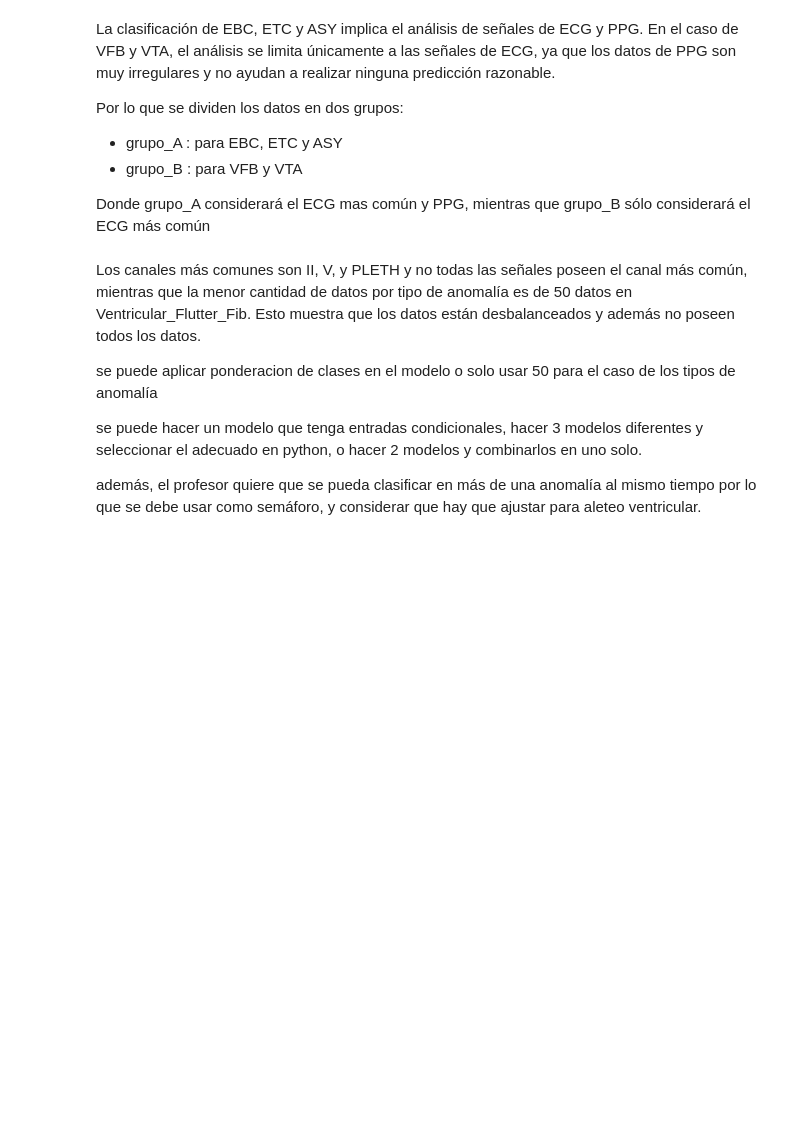
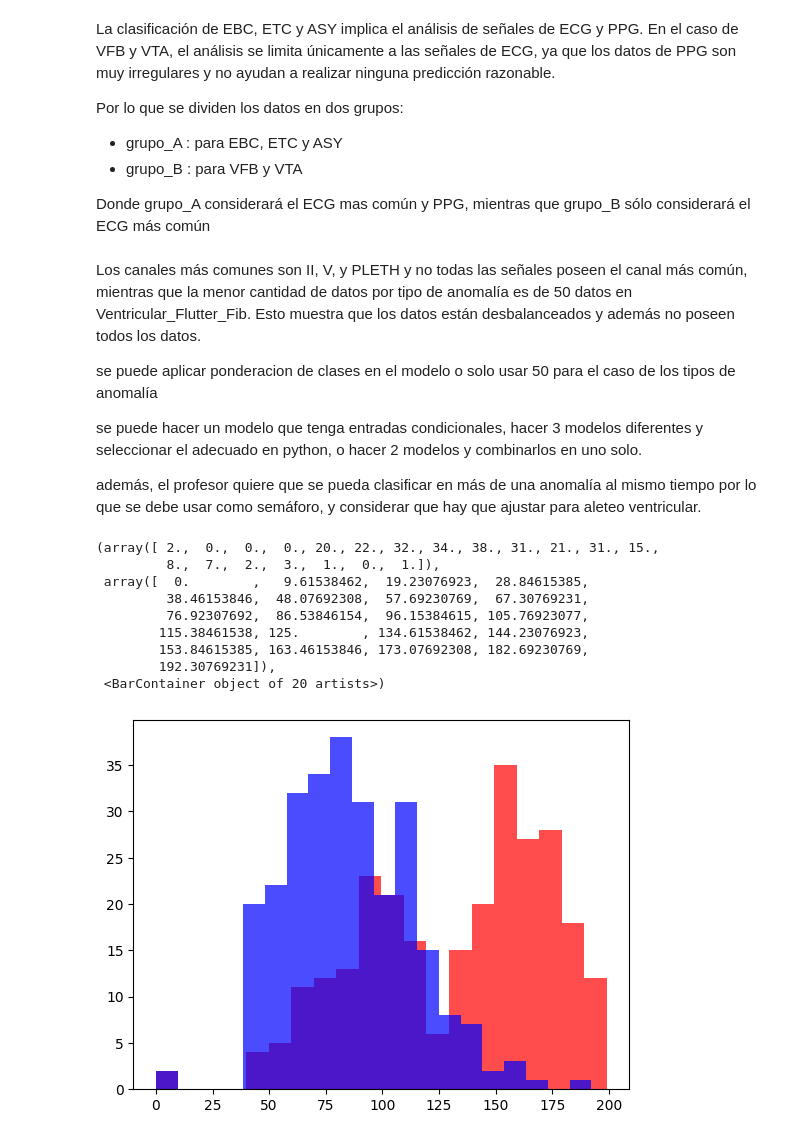
Before and after one commit to vynzk/UCIprojA-main, a Jupyter notebook: Informe_TCD4.ipynb, the cells around one changed output. Drawn from its saved outputs; the diff is of its cells as text; code cells hidden in the pictures; blank space fills up the shorter version.

```diff
--- a/Informe_TCD4.ipynb
+++ b/Informe_TCD4.ipynb
@@ -917,22 +908,33 @@ data_aux = data_cases[["max_heart_rate_ecg", "min_heart_rate_ecg","rmssd","anoma
 # %%
 # ===============================
 # 2. Exploración de datos
 # ===============================
 #pip install seaborn
 import seaborn as sns
 
 # histograma de latidos cardiacos máximos y minimos
-# plt.hist(data_aux["max_heart_rate_ecg"], bins=20, color='red', alpha=0.7)
-# plt.hist(data_aux["min_heart_rate_ecg"], bins=20, color='blue', alpha=0.7)
+plt.hist(data_aux["max_heart_rate_ecg"], bins=20, color='red', alpha=0.7)
+plt.hist(data_aux["min_heart_rate_ecg"], bins=20, color='blue', alpha=0.7)
 # plt.hist(data_aux["rmssd"], bins=20, color='green', alpha=0.7)
 
 #plt.hist(data_aux["prom_heart_rate_ecg"], bins=20, color='yellow', alpha=0.7) # z-score
 #plt.hist(data_aux["var_heart_rate_ecg"], bins=20, color='purple', alpha=0.7) #log
 #plt.hist(data_aux["rpeaks_time_mean"], bins=20, color='orange', alpha=0.7) # z-score
 
 #plt.hist(data_aux["rpeaks_time_std"], bins=20, color='red', alpha=0.7) # z-score
 #plt.hist(data_aux["prop_diff_50ms"], bins=20, color='blue', alpha=0.7) # log
 #plt.hist(data_aux["qrs_amplitude_mean"], bins=20, color='yellow', alpha=0.7) # z-score
 #plt.hist(data_aux["qrs_symmetry"], bins=20, color='purple', alpha=0.7) # irregular
+# %% [output]
+(array([ 2.,  0.,  0.,  0., 20., 22., 32., 34., 38., 31., 21., 31., 15.,
+         8.,  7.,  2.,  3.,  1.,  0.,  1.]),
+ array([  0.        ,   9.61538462,  19.23076923,  28.84615385,
+         38.46153846,  48.07692308,  57.69230769,  67.30769231,
+         76.92307692,  86.53846154,  96.15384615, 105.76923077,
+        115.38461538, 125.        , 134.61538462, 144.23076923,
+        153.84615385, 163.46153846, 173.07692308, 182.69230769,
+        192.30769231]),
+ <BarContainer object of 20 artists>)
+[figure, added]
 # %%
 # crear un grafico comparativo de todos los atributos
```
Also changed, not shown: parts of 18 cells of this notebook.
